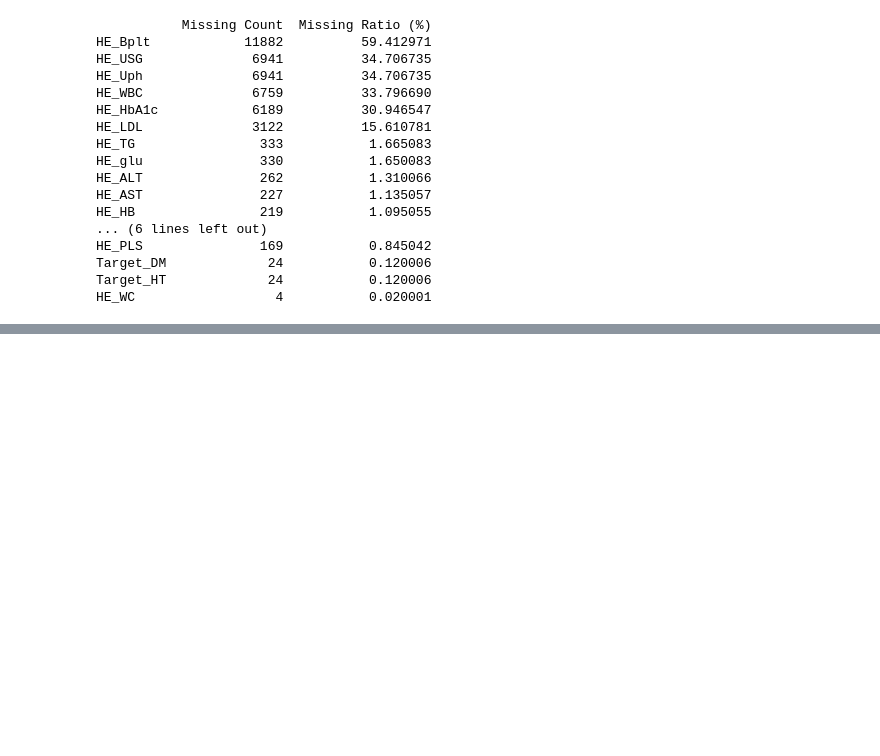
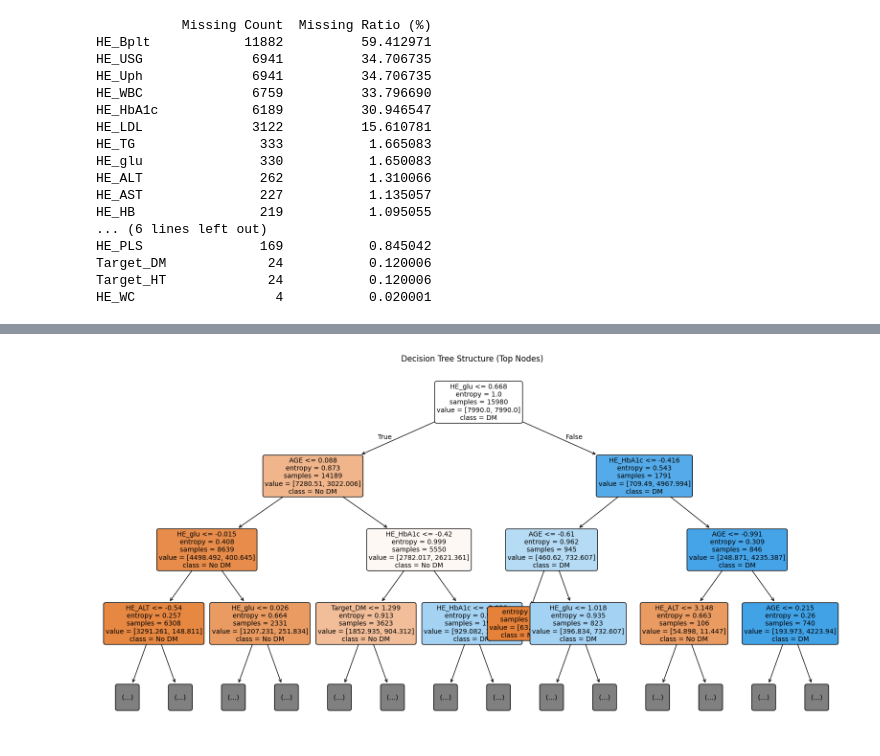
Before and after one commit to dibk100/study_Data4Quality, a Jupyter notebook: task01_DeepImpute_Health/Q1_DataProcessing.ipynb, the cells around one changed output, grey strips where cells are left out. Cells and saved outputs as stored; diff of their text form; code cells hidden in the pictures; blank space fills up the shorter version.

```diff
--- a/task01_DeepImpute_Health/Q1_DataProcessing.ipynb
+++ b/task01_DeepImpute_Health/Q1_DataProcessing.ipynb
@@ -199,0 +455,17 @@ df_result
+# %%
+from sklearn.tree import plot_tree
+# 시각화
+plt.figure(figsize=(20, 10))  # 크기는 필요에 따라 조절 가능
+plot_tree(
+    best_dt,
+    feature_names=X.columns,
+    class_names=["No DM", "DM"],
+    filled=True,
+    rounded=True,
+    max_depth=3,  # 트리 깊이 제한 없이 전체를 보고 싶다면 이 줄 제거 또는 None으로 설정
+    fontsize=10
+)
+plt.title("Decision Tree Structure (Top Nodes)")
+plt.show()
+# %% [output]
+[figure, added]
```
Also changed, not shown: parts of 33 cells of this notebook, 4 other files.
